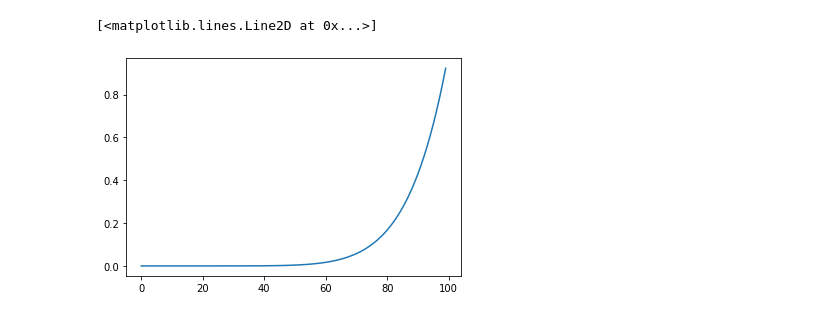
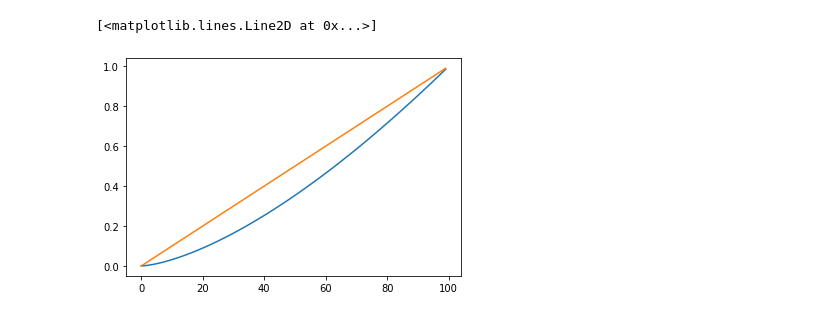
Before and after one commit to VolkovAK/BlindArtist, a Jupyter notebook: image_drawer.ipynb, the cells around one changed output. Saved outputs shown, nothing was run; the diff lists cells and outputs as text; code cells hidden in the pictures.

```diff
--- a/image_drawer.ipynb
+++ b/image_drawer.ipynb
@@ -150,7 +191,8 @@ cv2.destroyAllWindows()
 # %%
 a = np.arange(0, 1, 0.01)
 # %%
-plt.plot(np.arange(0, 100), a**8)
+plt.plot(np.arange(0, 100), a**1.5)
+plt.plot(np.arange(0, 100), a)
 # %% [output]
 [<matplotlib.lines.Line2D at 0x...>]
-[figure, old version]
+[figure, new version]
```
Also changed, not shown: parts of 5 cells of this notebook.
